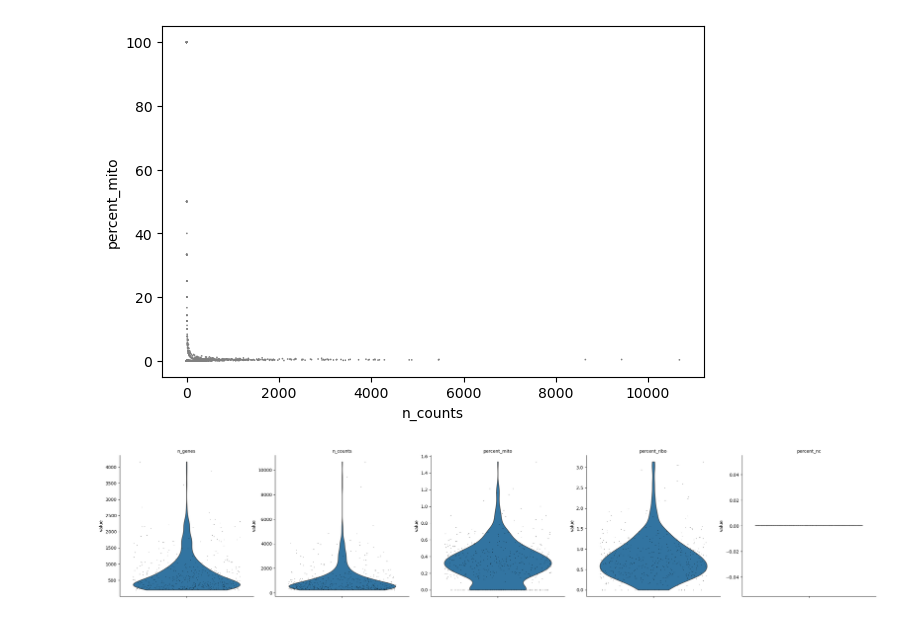
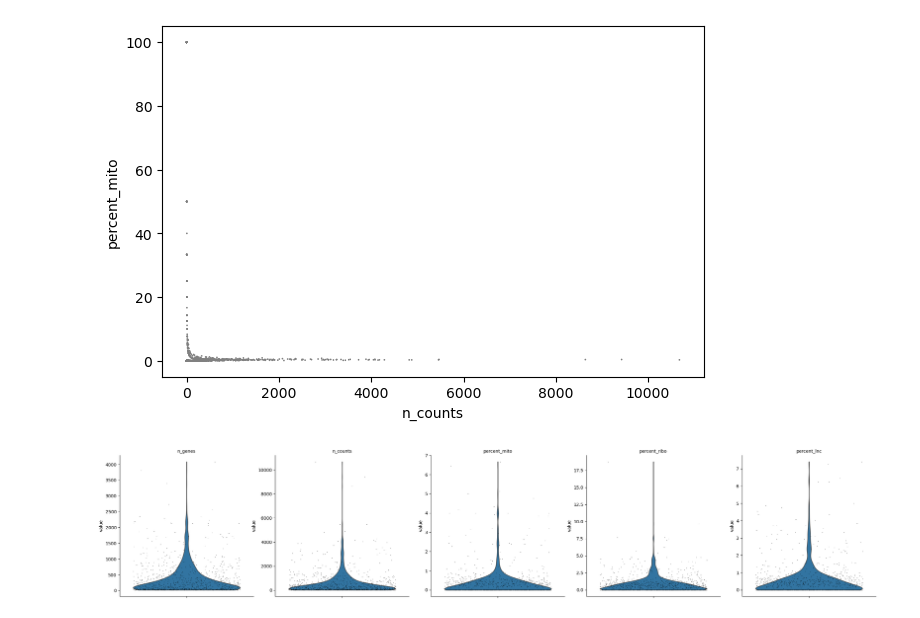
Before and after one commit to mcaskey6/10XvParse, a Jupyter notebook: Analysis 1/parse_test.ipynb, the cells around one changed output. Saved outputs shown, nothing was run; the diff lists cells and outputs as text; code cells hidden in the pictures.

```diff
--- a/Analysis 1/parse_test.ipynb
+++ b/Analysis 1/parse_test.ipynb
@@ -262,7 +290,7 @@ plt.show()
 # %%
 #read in randO_gene names
 
-raw_randO_data.var["gene_codes"] = raw_randO_data.var.index.tolist()
+randO_data.var["gene_codes"] = randO_data.var.index.tolist()
 
 randO_gene_names = []
 
@@ -270,7 +298,7 @@ with open('randO_out/counts_unfiltered/cells_x_genes.genes.names.txt', 'r') as f
     for line in file:
         randO_gene_names.append(line.strip())
 
-raw_randO_data.var_names = randO_gene_names
+randO_data.var_names = randO_gene_names
 # %%
 fig, ax = plt.subplots(figsize=(10, 7))
 
@@ -328,25 +345,26 @@ Input sequence provided is already in string format. No operation performed
+# %%
+lncRNA_genes = set(randO_data.var["gene_codes"].tolist()).intersection(set(result['Gene stable ID version'].tolist()))
 # %%
-# Identify ncRNA genes
-raw_randO_data.var["is_nc"] = np.full(len(raw_randO_data.var_names), False)
-nc_genes = gene_df[gene_df['type_of_gene'] == 'ncRNA']["query"].tolist()
-raw_randO_data.var.loc[nc_genes, ["is_nc"]] = True
+# Identify lncRNA genes
+randO_data.var["is_lnc"] = np.full(len(randO_data.var_names), False)
+randO_data.var.loc[randO_data.var["gene_codes"].isin(list(lncRNA_genes)), ["is_lnc"]] = True
 
 # mitochondrial genes, "MT-" for human, "Mt-" for mouse
-raw_randO_data.var["is_mito"] = raw_randO_data.var_names.str.startswith("Mt")
+randO_data.var["is_mito"] = randO_data.var_names.str.startswith("Mt")
 # ribosomal genes
-raw_randO_data.var["is_ribo"] = raw_randO_data.var_names.str.startswith(("Rps", "Rpl"))
+randO_data.var["is_ribo"] = randO_data.var_names.str.startswith(("Rps", "Rpl"))
 
-mito_counts = raw_randO_data[:, raw_randO_data.var['is_mito']].X.sum(axis=1)
-ribo_counts = raw_randO_data[:, raw_randO_data.var['is_ribo']].X.sum(axis=1)
-nc_counts = raw_randO_data[:, raw_randO_data.var['is_nc']].X.sum(axis=1)
+mito_counts = randO_data[:, randO_data.var['is_mito']].X.sum(axis=1)
+ribo_counts = randO_data[:, randO_data.var['is_ribo']].X.sum(axis=1)
+lnc_counts = randO_data[:, randO_data.var['is_lnc']].X.sum(axis=1)
 
 # Calculate total counts per cell
-total_counts = raw_randO_data.X.sum(axis=1)
+total_counts = randO_data.X.sum(axis=1)
 
 # Calculate percent mitochondrial and ribosomal gene expression per cell
-raw_randO_data.obs['percent_mito'] = np.array(mito_counts / total_counts * 100).flatten()
-raw_randO_data.obs['percent_ribo'] = np.array(ribo_counts / total_counts * 100).flatten()
-raw_randO_data.obs['percent_nc'] = np.array(nc_counts / total_counts * 100).flatten()
+randO_data.obs['percent_mito'] = np.array(mito_counts / total_counts * 100).flatten()
+randO_data.obs['percent_ribo'] = np.array(ribo_counts / total_counts * 100).flatten()
+randO_data.obs['percent_lnc'] = np.array(lnc_counts / total_counts * 100).flatten()
 
-raw_randO_data.obs['n_counts'] = raw_randO_data.X.sum(axis=1).A1
+randO_data.obs['n_counts'] = randO_data.X.sum(axis=1).A1
 # %%
@@ -354,7 +372,2 @@ sc.pl.scatter(raw_randO_data, x='n_counts', y='percent_mito')
 # %% [output]
 [figure]
-# %%
-randO_data = raw_randO_data[raw_randO_data.obs.percent_mito < 30]
-sc.pp.filter_cells(randO_data, min_genes=200)
-sc.pp.filter_cells(randO_data, min_counts=knee[num_cells])
-sc.pp.filter_genes(randO_data, min_cells=3)
@@ -361,7 +377,7 @@ sc.pp.filter_genes(randO_data, min_cells=3)
 # %%
-sc.pl.violin(randO_data, ['n_genes', 'n_counts', 'percent_mito', 'percent_ribo', 'percent_nc'], jitter=0.4, multi_panel=True)
+sc.pl.violin(randO_data, ['n_genes', 'n_counts', 'percent_mito', 'percent_ribo', 'percent_lnc'], jitter=0.4, multi_panel=True)
 # %% [output]
-[figure, old version]
+[figure, new version]
 # %%
 genes = randO_data.var
 top_genes = genes.sort_values(by='n_cells',ascending=False).head(10).index
```
Also changed, not shown: parts of 37 cells of this notebook, 3 other files.
